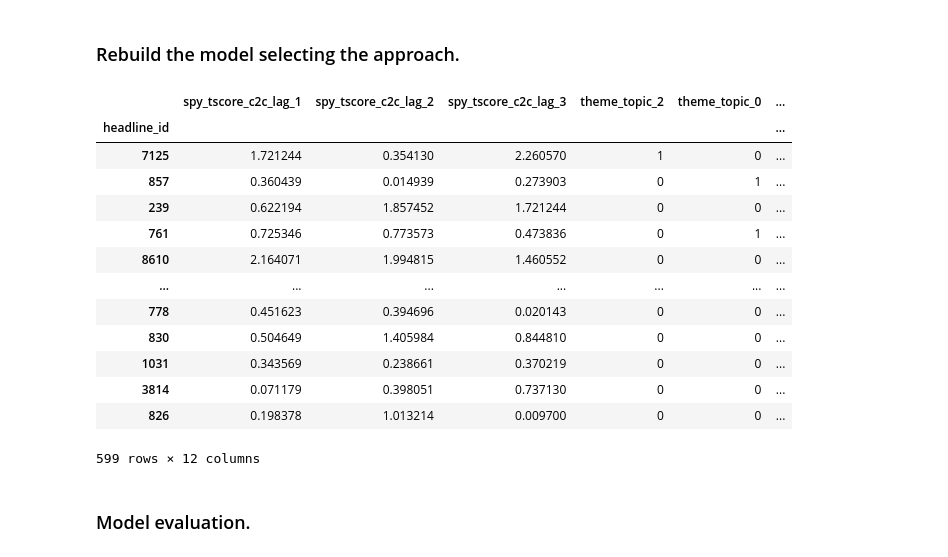
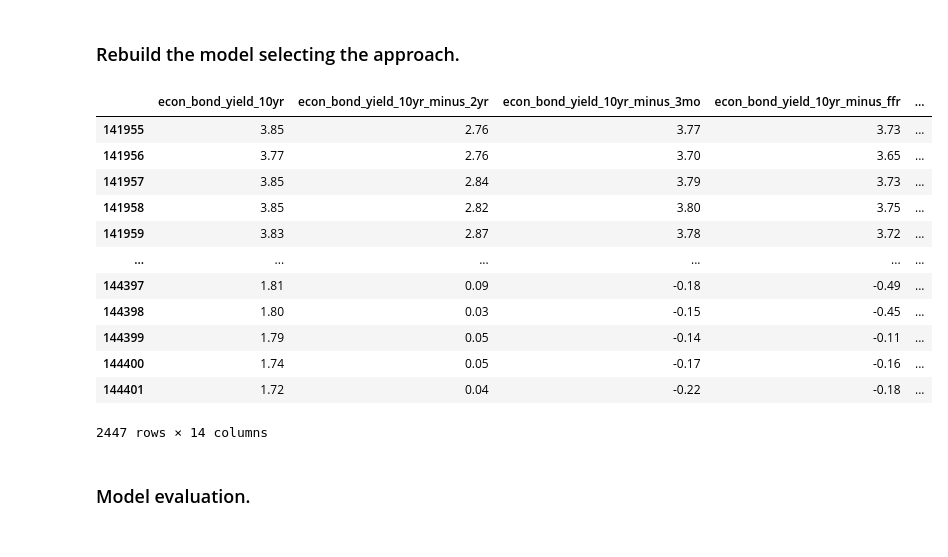
Before and after one commit to lioneltayyd/MADS-CAP, a Jupyter notebook: source/notebooks/build_ml_regression.ipynb, the cells around one changed output. Cells and saved outputs as stored; diff of their text form; code cells hidden in the pictures.

```diff
--- a/source/notebooks/build_ml_regression.ipynb
+++ b/source/notebooks/build_ml_regression.ipynb
@@ -111,23 +126,29 @@ df_feature[usecols]
 # %%
-# Define the features and target variable.
-ret_lag = 126
-targcol = f"return_c2c_lag{ret_lag}"
-usecols = df_feature.columns.difference([targcol])
+# Get all the target variables (at different lag).
+targetcols = [c for c in df_feature.columns if re.match(r"\w+_c2c_lag\d{1,4}$", c)]
+
+# # Uncomment this to use this to explore all independant variables.
+usecols = df_feature.columns.difference(targetcols)
 
 # Define the training and label dataset.
-X, y = df_feature[usecols], df_feature[targcol]
+X, y = df_feature_fil.loc[:, usecols], df_feature_fil.loc[:, targcol]
 print("SHAPE:", X.shape)
 
-# For storing all the splits for cross-validation during model training.
+# Train test split.
+train_size = .8
+split_frm = int(X.shape[0] * train_size)
+X_train, y_train = X.iloc[:split_frm], y.iloc[:split_frm]
+X_test, y_test = X.iloc[split_frm:], y.iloc[split_frm:]
+print("SHAPE:", X_train.shape)
+print("SHAPE:", X_test.shape)
+
+# For storing all the k-fold splits for cross-validation during model training.
 timeseries_cv = []
 
-# Perform the splits.
-test_size = test_size=int(X.shape[0] * 0.2)
+# Perform the k-fold splits.
 timeseries_split = TimeSeriesSplit(n_splits=10)
 
-for train_index, test_index in timeseries_split.split(X):
+for train_index, test_index in timeseries_split.split(X_train):
 	timeseries_cv.append((train_index, test_index))
-	X_train, X_test = X.iloc[train_index], X.iloc[test_index]
-	y_train, y_test = y.iloc[train_index], y.iloc[test_index]
 	print("TRAIN:", len(train_index), "| TEST:", len(test_index))
 # %% [output]
@@ -166,9 +218,9 @@ df_performances
 # %%
 # Save the regression model performance record.
-manage_files.save_cache_pk(df_performances, dirpath="dataset", filename="regression_performance.pickle")
+manage_files.save_cache_pk(df_performances, dirpath=DIR_MLMODEL_MLPERFORMANCE, filename="regression_performance.pickle")
 
 # Load the past regression model performance record.
-df_performances = manage_files.load_cache_pk(dirpath="dataset", filename="regression_performance.pickle")
+df_performances = manage_files.load_cache_pk(dirpath=DIR_MLMODEL_MLPERFORMANCE, filename="regression_performance.pickle")
 
 # Preview.
 df_performances
@@ -199,47 +239,43 @@ visualizer.plot_multiverse_analysis(df_performances[usecols], x="rmse_avg", y="m
 # %% [markdown]
 ### Rebuild the model selecting the approach.
 # %%
-index = 17
+index = 1
 
 # Get the feature from the top performing model.
 usecols = df_performances.loc[index, "feat_name"]
 
 # Get the best estimator.
 estimator = df_performances.loc[index, "estimator"]
 
 # Model pipeline setup.
 mlpipe_estim = Pipeline([
 	("select_col", ColumnSelector(var_proc=usecols)),
-	("extract_newstheme", ExtractTopic(est_pipe=mlpipe_topic, var_proc="theme_sub", var_name="theme")),
-	("extract_sentiment", ExtractSentiment(est_pipe=mlpipe_spacy, var_proc="headline", var_name="sentiment")),
-	("oh_encoder", OneHotEncoder(drop_last=True, variables=["theme", "sentiment"])),
 ])
 
 X_train_feature = mlpipe_estim.fit_transform(X_train)
 
 # Clear safe warnings. Not important.
 clear_output()
 
 # Convert to dataframe.
-df_features = pd.DataFrame(X_train_feature, columns=mlpipe_estim["oh_encoder"].get_feature_names_out())
+df_features = pd.DataFrame(X_train_feature, columns=mlpipe_estim["select_col"].get_feature_names_out())
 
 # Preview.
 df_features
 # %% [output]
-|  | spy_tscore_c2c_lag_1 | spy_tscore_c2c_lag_2 | spy_tscore_c2c_lag_3 | theme_topic_2 | theme_topic_0 | ... |
-| headline_id |  |  |  |  |  | ... |
-| 7125 | 1.721244 | 0.354130 | 2.260570 | 1 | 0 | ... |
-| 857 | 0.360439 | 0.014939 | 0.273903 | 0 | 1 | ... |
-| 239 | 0.622194 | 1.857452 | 1.721244 | 0 | 0 | ... |
-| 761 | 0.725346 | 0.773573 | 0.473836 | 0 | 1 | ... |
-| 8610 | 2.164071 | 1.994815 | 1.460552 | 0 | 0 | ... |
-| ... | ... | ... | ... | ... | ... | ... |
-| 778 | 0.451623 | 0.394696 | 0.020143 | 0 | 0 | ... |
-| 830 | 0.504649 | 1.405984 | 0.844810 | 0 | 0 | ... |
-| 1031 | 0.343569 | 0.238661 | 0.370219 | 0 | 0 | ... |
-| 3814 | 0.071179 | 0.398051 | 0.737130 | 0 | 0 | ... |
-| 826 | 0.198378 | 1.013214 | 0.009700 | 0 | 0 | ... |
+|  | econ_bond_yield_10yr | econ_bond_yield_10yr_minus_2yr | econ_bond_yield_10yr_minus_3mo | econ_bond_yield_10yr_minus_ffr | ... |
+| 141955 | 3.85 | 2.76 | 3.77 | 3.73 | ... |
+| 141956 | 3.77 | 2.76 | 3.70 | 3.65 | ... |
+| 141957 | 3.85 | 2.84 | 3.79 | 3.73 | ... |
+| 141958 | 3.85 | 2.82 | 3.80 | 3.75 | ... |
+| 141959 | 3.83 | 2.87 | 3.78 | 3.72 | ... |
+| ... | ... | ... | ... | ... | ... |
+| 144397 | 1.81 | 0.09 | -0.18 | -0.49 | ... |
+| 144398 | 1.80 | 0.03 | -0.15 | -0.45 | ... |
+| 144399 | 1.79 | 0.05 | -0.14 | -0.11 | ... |
+| 144400 | 1.74 | 0.05 | -0.17 | -0.16 | ... |
+| 144401 | 1.72 | 0.04 | -0.22 | -0.18 | ... |
-599 rows × 12 columns
+2447 rows × 14 columns
 # %%
 # # Uncomment this part if you wanna use this.
 
```
Also changed, not shown: parts of 20 cells of this notebook, 12 other files.
